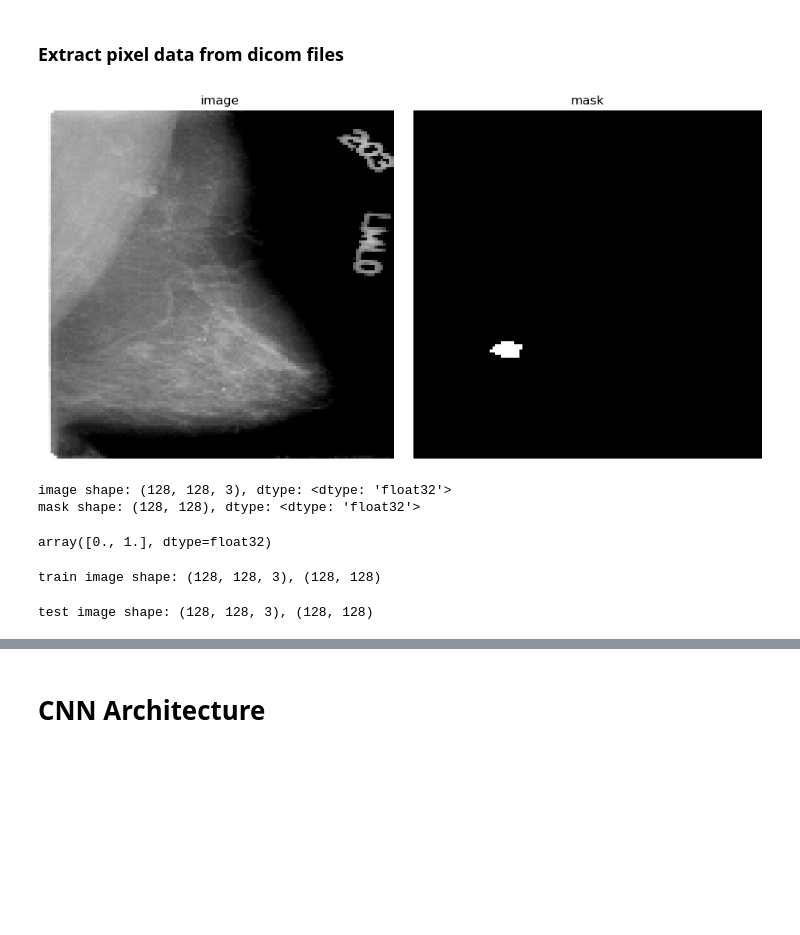
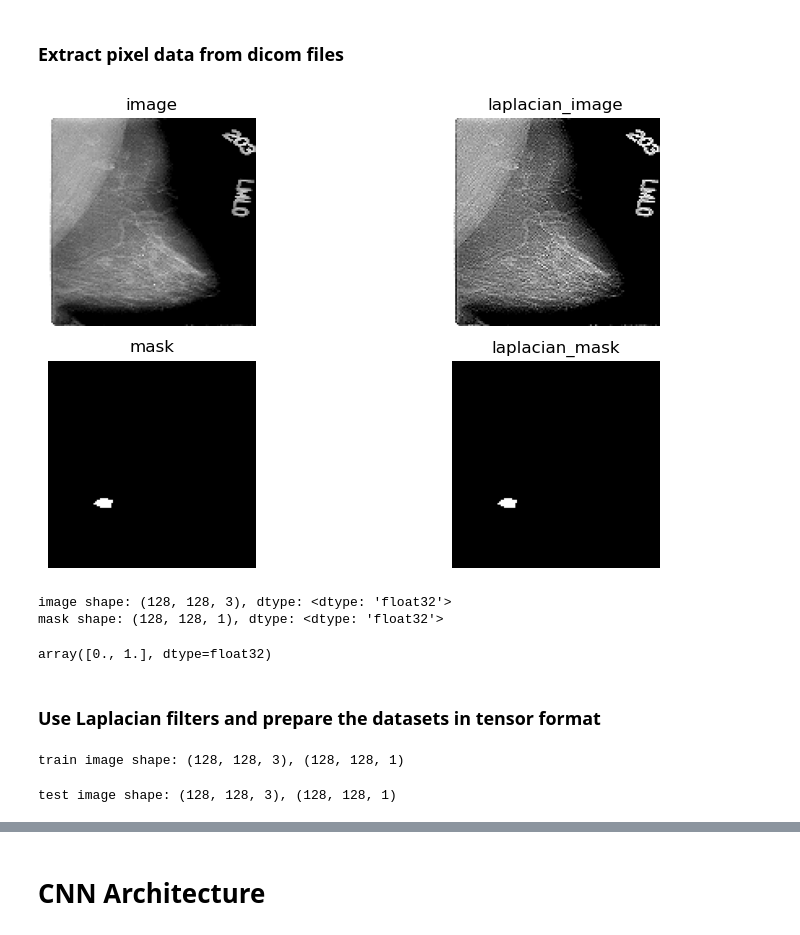
Before and after one commit to we1c0me2s0rapark/UoL-FP, a Jupyter notebook: Model.ipynb, the cells around one changed output, grey strips where cells are left out. Drawn from its saved outputs; the diff is of its cells as text; code cells hidden in the pictures; blank space fills up the shorter version.

Commit message:
apply laplacian and update model

```diff
--- a/Model.ipynb
+++ b/Model.ipynb
@@ -103,38 +169,47 @@ def load_image(input_image, input_mask, target_size):
 # %%
 # Test
 import matplotlib.pyplot as plt
 
 image_path = r"C:\Users\lejam\Desktop\CBIS-DDSM\manifest-1748122768688\CBIS-DDSM\Mass-Training_P_02092_LEFT_MLO\07-20-2016-DDSM-NA-65216\1.000000-full mammogram images-91615\1-1.dcm"
 mask_path = r"C:\Users\lejam\Desktop\CBIS-DDSM\manifest-1748122768688\CBIS-DDSM\Mass-Training_P_02092_LEFT_MLO_1\07-21-2016-DDSM-NA-14412\1.000000-ROI mask images-30086\1-1.dcm"
 
 # Display
-image_data = image_processor(image_path, target_size)
-mask_data = mask_processor(mask_path, target_size)
+image_data = image_processor(image_path, target_size[:2])
+mask_data = mask_processor(mask_path, target_size[:2])
 
-labels = ['image', 'mask']
-images = [image_data, mask_data]
+labels = ['image', 'laplacian_image', 'mask', 'laplacian_mask']
+images = [image_data, image_data, mask_data, mask_data]
 
-fig, axes = plt.subplots(1, 2, figsize=(10, 5))
+fig, axes = plt.subplots(2, 2, figsize=(10, 5))
+axes = axes.flatten()
 
 for index in range(len(images)):
     # Render the image on the current axis
     ax = axes[index]
-    ax.imshow(images[index], cmap='gray')
+    img = images[index]
+
+    # Apply Laplacian filters
+    if index % 2 == 1:
+        img = apply_laplacian(img)
+
+    ax.imshow(img, cmap='gray')
     ax.set_title(labels[index])
     ax.axis('off')
     ax.grid(True)
 # Display the subplot
 plt.tight_layout()
 plt.show()
 
 print(f"image shape: {image_data.shape}, dtype: {image_data.dtype}")
 print(f"mask shape: {mask_data.shape}, dtype: {mask_data.dtype}")
 # %% [output]
-[figure, old version]
+[figure, new version]
 image shape: (128, 128, 3), dtype: <dtype: 'float32'>
-mask shape: (128, 128), dtype: <dtype: 'float32'>
+mask shape: (128, 128, 1), dtype: <dtype: 'float32'>
 # %%
 np.unique(mask_data.numpy())
 # %% [output]
 array([0., 1.], dtype=float32)
+# %% [markdown]
+### Use **Laplacian filters** and prepare the datasets in tensor format
 # %%
@@ -152,24 +224,22 @@ target_mass_test = new_mass_test[: target_test_rows]
 train_images = None
 if process_train:
     train_images = tf.data.Dataset.from_tensor_slices((
-        list(map(lambda x: image_processor(x, target_size), target_mass_train['image file path'])),
-        list(map(lambda x: mask_processor(x, target_size), target_mass_train['ROI mask file path']))
-    ))#.batch(BATCH)
-    #torch.save(train_images, mass_train_tensor_path)
+        list(map(lambda x: image_processor(x, target_size[:2]), target_mass_train['image file path'])),
+        list(map(lambda x: mask_processor(x, target_size[:2]), target_mass_train['ROI mask file path']))
+    ))
     tf.data.Dataset.save(train_images, mass_train_tensor_path)
 else:
-    #train_images = torch.load(mass_train_tensor_path)
     train_images = tf.data.Dataset.load(mass_train_tensor_path)
 for x, y in train_images.take(1):
     print(f"train image shape: {x.shape}, {y.shape}")
 # %% [output]
-train image shape: (128, 128, 3), (128, 128)
+train image shape: (128, 128, 3), (128, 128, 1)
 # %%
 test_images = None
 if process_test:
     test_images = tf.data.Dataset.from_tensor_slices((
-        list(map(lambda x: image_processor(x, target_size), target_mass_test['image file path'])),
-        list(map(lambda x: mask_processor(x, target_size), target_mass_test['ROI mask file path']))
+        list(map(lambda x: image_processor(x, target_size[:2]), target_mass_test['image file path'])),
+        list(map(lambda x: mask_processor(x, target_size[:2]), target_mass_test['ROI mask file path']))
     ))
     #torch.save(test_images, mass_test_tensor_path)
     tf.data.Dataset.save(test_images, mass_test_tensor_path)
@@ -179,4 +249,4 @@ else:
 for x, y in test_images.take(1):
     print(f"test image shape: {x.shape}, {y.shape}")
 # %% [output]
-test image shape: (128, 128, 3), (128, 128)
+test image shape: (128, 128, 3), (128, 128, 1)
```
Also changed, not shown: parts of 31 cells of this notebook, 1 other file.
